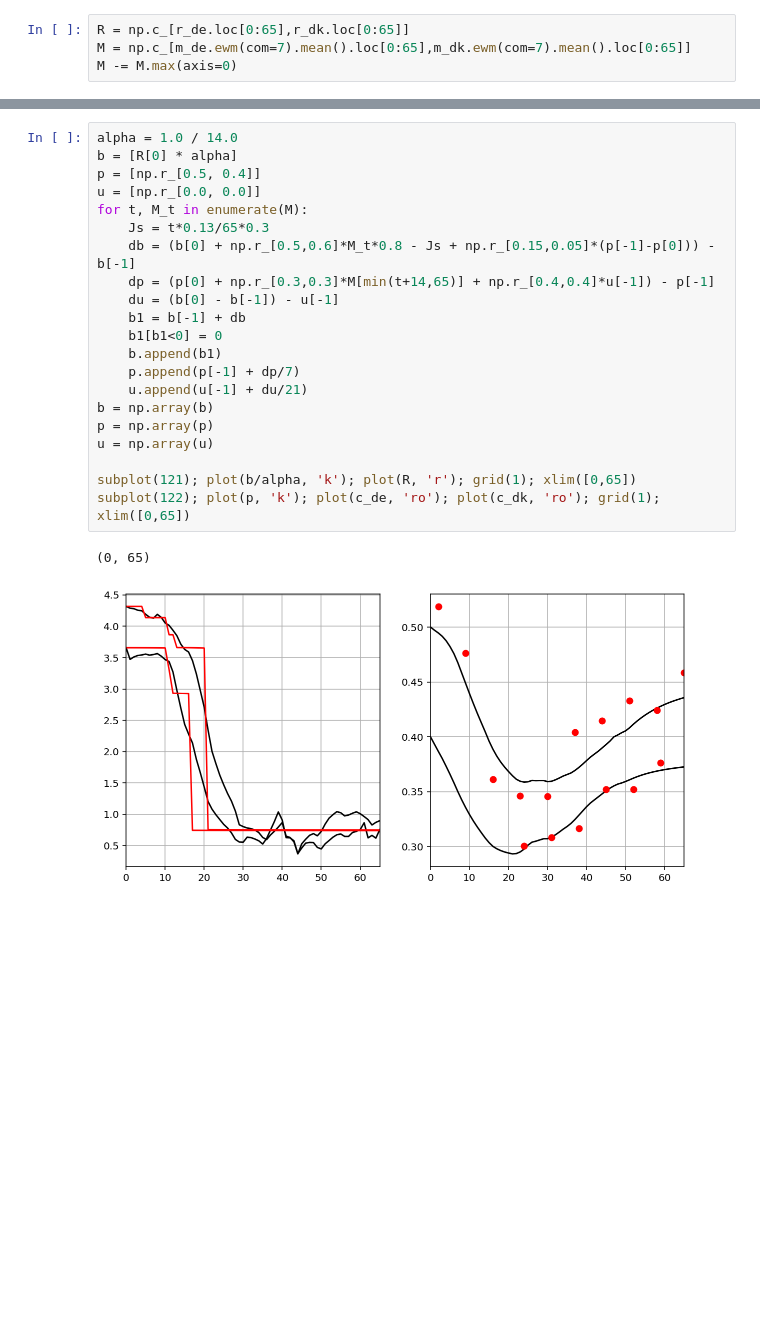
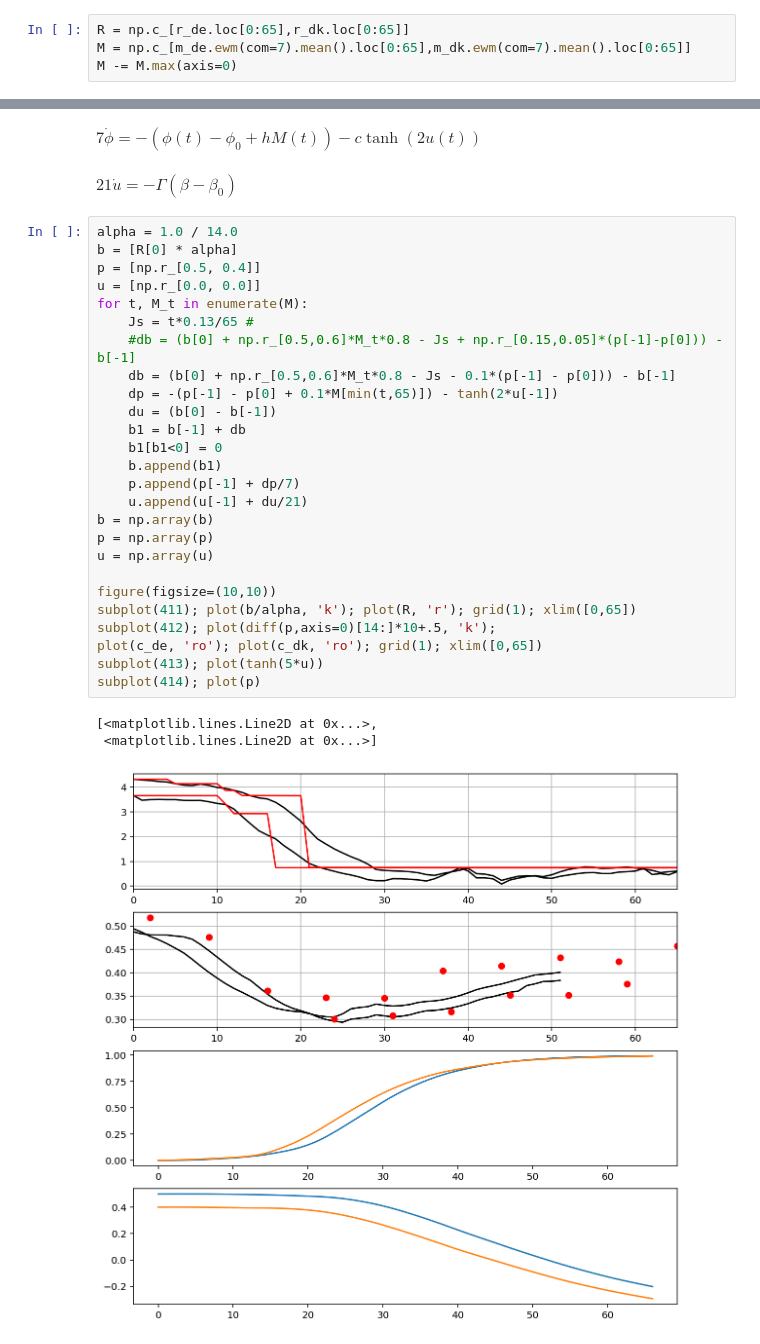
Before and after one commit to HuifangWang/CovidH_TNG, a Jupyter notebook: notebooks/2020-07-06-prep-sde-data.ipynb, the cells around one changed output, grey strips where cells are left out. Saved outputs shown, nothing was run; the diff lists cells and outputs as text; blank space fills up the shorter version.

```diff
--- a/notebooks/2020-07-06-prep-sde-data.ipynb
+++ b/notebooks/2020-07-06-prep-sde-data.ipynb
@@ -55,24 +57,34 @@ M -= M.max(axis=0)
+# %% [markdown]
+$ 7 \dot{\phi} = -(\phi(t) - \phi_0 + h M(t)) - c \tanh(2 u(t)) $
+# %% [markdown]
+$ 21 \dot{u} = -\Gamma (\beta - \beta_0) $
 # %%
 alpha = 1.0 / 14.0
 b = [R[0] * alpha]
 p = [np.r_[0.5, 0.4]]
 u = [np.r_[0.0, 0.0]]
 for t, M_t in enumerate(M):
-    Js = t*0.13/65*0.3
-    db = (b[0] + np.r_[0.5,0.6]*M_t*0.8 - Js + np.r_[0.15,0.05]*(p[-1]-p[0])) - b[-1]
-    dp = (p[0] + np.r_[0.3,0.3]*M[min(t+14,65)] + np.r_[0.4,0.4]*u[-1]) - p[-1]
-    du = (b[0] - b[-1]) - u[-1]
+    Js = t*0.13/65 #
+    #db = (b[0] + np.r_[0.5,0.6]*M_t*0.8 - Js + np.r_[0.15,0.05]*(p[-1]-p[0])) - b[-1]
+    db = (b[0] + np.r_[0.5,0.6]*M_t*0.8 - Js - 0.1*(p[-1] - p[0])) - b[-1]
+    dp = -(p[-1] - p[0] + 0.1*M[min(t,65)]) - tanh(2*u[-1])
+    du = (b[0] - b[-1])
     b1 = b[-1] + db
     b1[b1<0] = 0
     b.append(b1)
     p.append(p[-1] + dp/7)
     u.append(u[-1] + du/21)
 b = np.array(b)
 p = np.array(p)
 u = np.array(u)
 
-subplot(121); plot(b/alpha, 'k'); plot(R, 'r'); grid(1); xlim([0,65])
-subplot(122); plot(p, 'k'); plot(c_de, 'ro'); plot(c_dk, 'ro'); grid(1); xlim([0,65])
+figure(figsize=(10,10))
+subplot(411); plot(b/alpha, 'k'); plot(R, 'r'); grid(1); xlim([0,65])
+subplot(412); plot(diff(p,axis=0)[14:]*10+.5, 'k');
+plot(c_de, 'ro'); plot(c_dk, 'ro'); grid(1); xlim([0,65])
+subplot(413); plot(tanh(5*u))
+subplot(414); plot(p)
 # %% [output]
-(0, 65)
+[<matplotlib.lines.Line2D at 0x...>,
+ <matplotlib.lines.Line2D at 0x...>]
-[figure, old version]
+[figure, new version]
```
Also changed, not shown: parts of 3 cells of this notebook.
